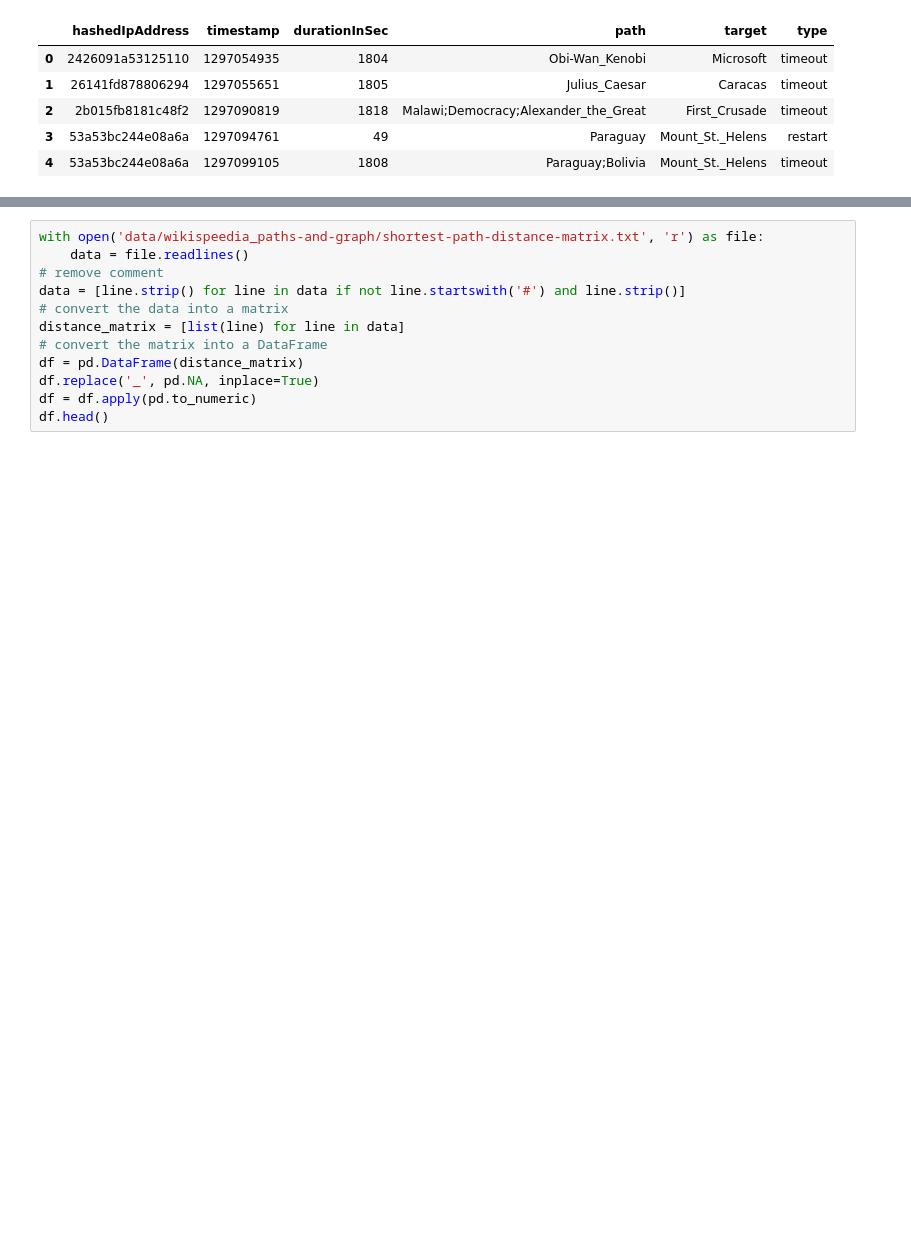
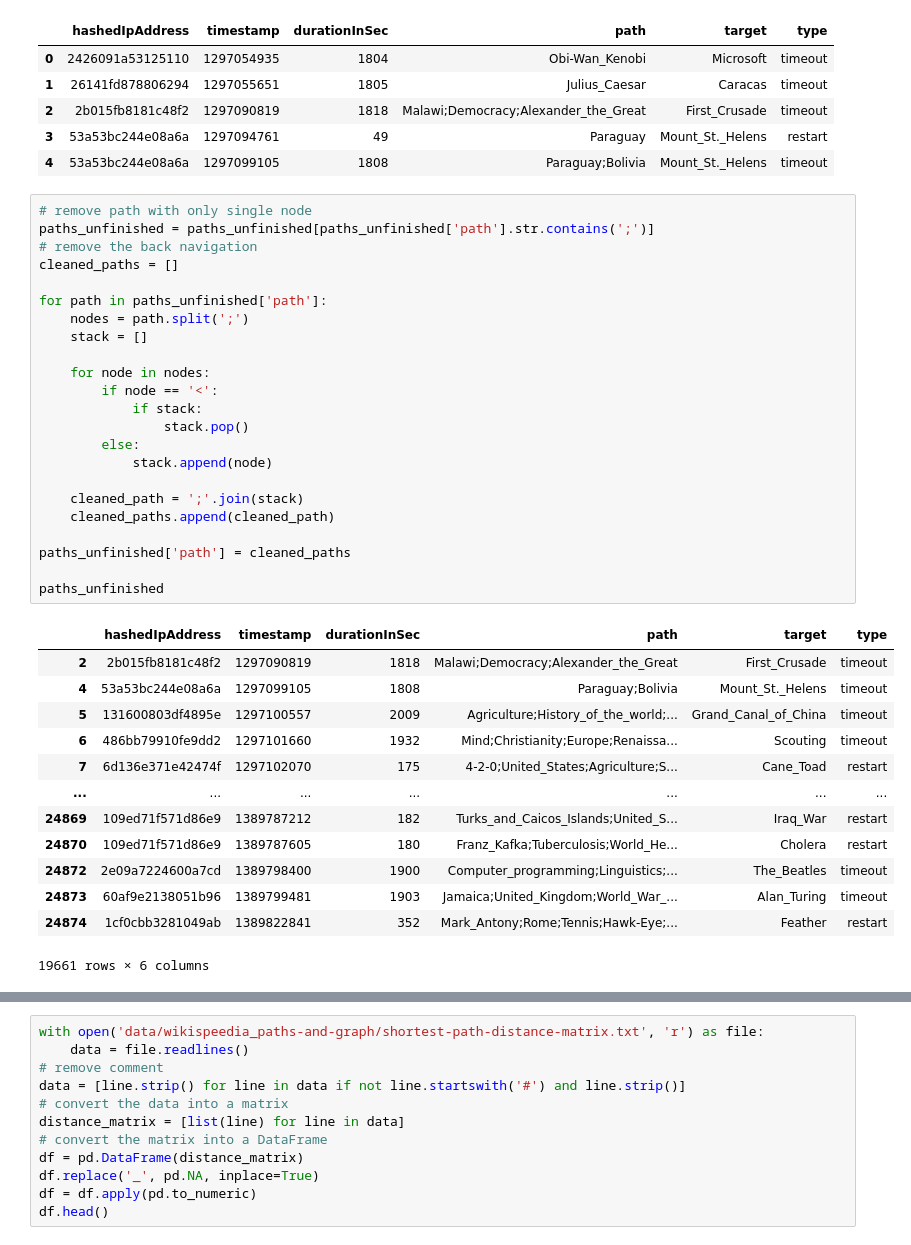
Before and after one commit to epfl-ada/ada-2024-project-genshinstart, a Jupyter notebook: results.ipynb, the cells around one changed output, grey strips where cells are left out. Drawn from its saved outputs; the diff is of its cells as text; blank space fills up the shorter version.

```diff
--- a/results.ipynb
+++ b/results.ipynb
@@ -234,3 +396,40 @@ paths_unfinished.head()
 | 2 | 2b015fb8181c48f2 | 1297090819 | 1818 | Malawi;Democracy;Alexander_the_Great | First_Crusade | timeout |
 | 3 | 53a53bc244e08a6a | 1297094761 | 49 | Paraguay | Mount_St._Helens | restart |
 | 4 | 53a53bc244e08a6a | 1297099105 | 1808 | Paraguay;Bolivia | Mount_St._Helens | timeout |
+# %%
+# remove path with only single node
+paths_unfinished = paths_unfinished[paths_unfinished['path'].str.contains(';')]
+# remove the back navigation
+cleaned_paths = []
+
+for path in paths_unfinished['path']:
+    nodes = path.split(';')
+    stack = []
+
+    for node in nodes:
+        if node == '<':
+            if stack:
+                stack.pop()
+        else:
+            stack.append(node)
+
+    cleaned_path = ';'.join(stack)
+    cleaned_paths.append(cleaned_path)
+
+paths_unfinished['path'] = cleaned_paths
+
+paths_unfinished
+# %% [output]
+|  | hashedIpAddress | timestamp | durationInSec | path | target | type |
+| 2 | 2b015fb8181c48f2 | 1297090819 | 1818 | Malawi;Democracy;Alexander_the_Great | First_Crusade | timeout |
+| 4 | 53a53bc244e08a6a | 1297099105 | 1808 | Paraguay;Bolivia | Mount_St._Helens | timeout |
+| 5 | 131600803df4895e | 1297100557 | 2009 | Agriculture;History_of_the_world;... | Grand_Canal_of_China | timeout |
+| 6 | 486bb79910fe9dd2 | 1297101660 | 1932 | Mind;Christianity;Europe;Renaissa... | Scouting | timeout |
+| 7 | 6d136e371e42474f | 1297102070 | 175 | 4-2-0;United_States;Agriculture;S... | Cane_Toad | restart |
+| ... | ... | ... | ... | ... | ... | ... |
+| 24869 | 109ed71f571d86e9 | 1389787212 | 182 | Turks_and_Caicos_Islands;United_S... | Iraq_War | restart |
+| 24870 | 109ed71f571d86e9 | 1389787605 | 180 | Franz_Kafka;Tuberculosis;World_He... | Cholera | restart |
+| 24872 | 2e09a7224600a7cd | 1389798400 | 1900 | Computer_programming;Linguistics;... | The_Beatles | timeout |
+| 24873 | 60af9e2138051b96 | 1389799481 | 1903 | Jamaica;United_Kingdom;World_War_... | Alan_Turing | timeout |
+| 24874 | 1cf0cbb3281049ab | 1389822841 | 352 | Mark_Antony;Rome;Tennis;Hawk-Eye;... | Feather | restart |
+19661 rows × 6 columns
```
Also changed, not shown: parts of 7 cells of this notebook, 1 other file.
